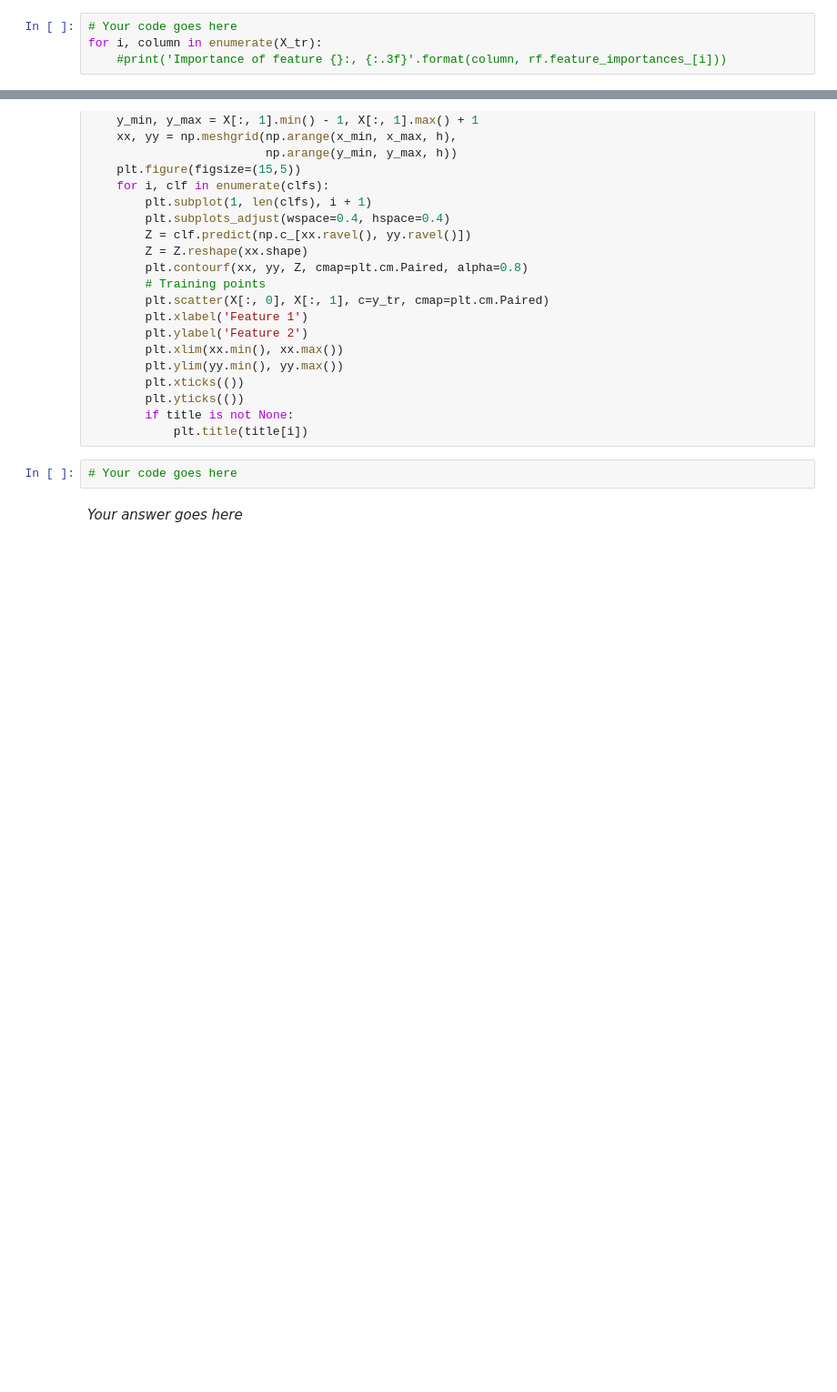
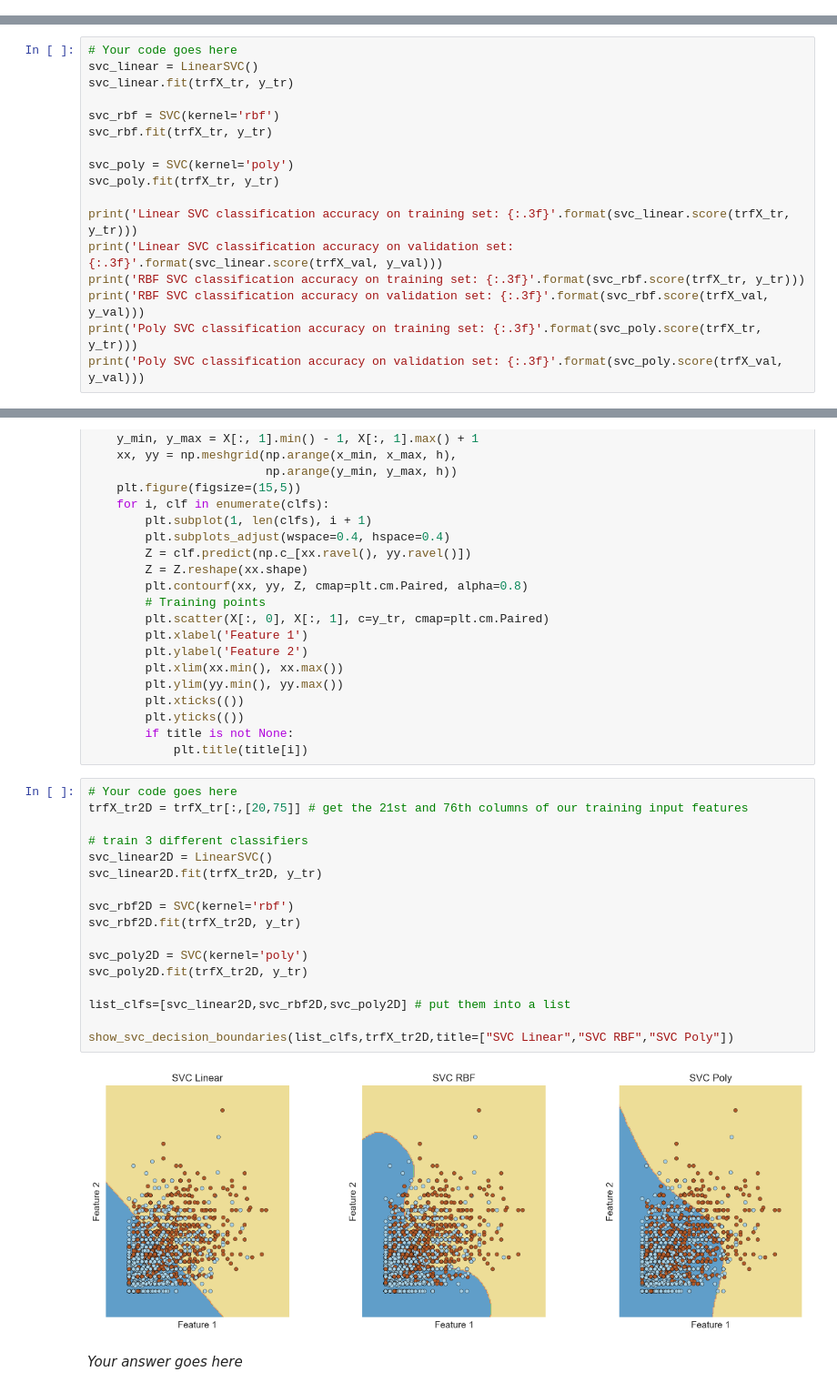
Before and after one commit to richardharmadi/iaml, a Jupyter notebook: 07_Assignment_3.ipynb, the cells around one changed output, grey strips where cells are left out. Shown at 91% size. Drawn from its saved outputs; the diff is of its cells as text; blank space fills up the shorter version.

```diff
--- a/07_Assignment_3.ipynb
+++ b/07_Assignment_3.ipynb
@@ -442,7 +448,3 @@ So the discrepancy between training and validiation accuracies is not surprising
 # %% [markdown]
 ### ========== Question 1.18 ==========
 By using the random forest model from the previous question order the features by descending importance and display the names of the 50 most important features.
-# %%
-# Your code goes here
-for i, column in enumerate(X_tr):
-    #print('Importance of feature {}:, {:.3f}'.format(column, rf.feature_importances_[i]))
@@ -473,0 +490,17 @@ By using training data only and default parameter settings, train three support
+# %%
+# Your code goes here
+svc_linear = LinearSVC()
+svc_linear.fit(trfX_tr, y_tr)
+
+svc_rbf = SVC(kernel='rbf')
+svc_rbf.fit(trfX_tr, y_tr)
+
+svc_poly = SVC(kernel='poly')
+svc_poly.fit(trfX_tr, y_tr)
+
+print('Linear SVC classification accuracy on training set: {:.3f}'.format(svc_linear.score(trfX_tr, y_tr)))
+print('Linear SVC classification accuracy on validation set: {:.3f}'.format(svc_linear.score(trfX_val, y_val)))
+print('RBF SVC classification accuracy on training set: {:.3f}'.format(svc_rbf.score(trfX_tr, y_tr)))
+print('RBF SVC classification accuracy on validation set: {:.3f}'.format(svc_rbf.score(trfX_val, y_val)))
+print('Poly SVC classification accuracy on training set: {:.3f}'.format(svc_poly.score(trfX_tr, y_tr)))
+print('Poly SVC classification accuracy on validation set: {:.3f}'.format(svc_poly.score(trfX_val, y_val)))
@@ -526,8 +566,25 @@ def show_svc_decision_boundaries(clfs, X, title=None):
         plt.yticks(())
         if title is not None:
             plt.title(title[i])
-# %%
-# Your code goes here
+# %%
+# Your code goes here
+trfX_tr2D = trfX_tr[:,[20,75]] # get the 21st and 76th columns of our training input features
+
+# train 3 different classifiers
+svc_linear2D = LinearSVC()
+svc_linear2D.fit(trfX_tr2D, y_tr)
+
+svc_rbf2D = SVC(kernel='rbf')
+svc_rbf2D.fit(trfX_tr2D, y_tr)
+
+svc_poly2D = SVC(kernel='poly')
+svc_poly2D.fit(trfX_tr2D, y_tr)
+
+list_clfs=[svc_linear2D,svc_rbf2D,svc_poly2D] # put them into a list
+
+show_svc_decision_boundaries(list_clfs,trfX_tr2D,title=["SVC Linear","SVC RBF","SVC Poly"])
+# %% [output]
+[figure, added]
 # %% [markdown]
 *Your answer goes here*
 # %% [markdown]
```
Also changed, not shown: parts of 20 cells of this notebook.
